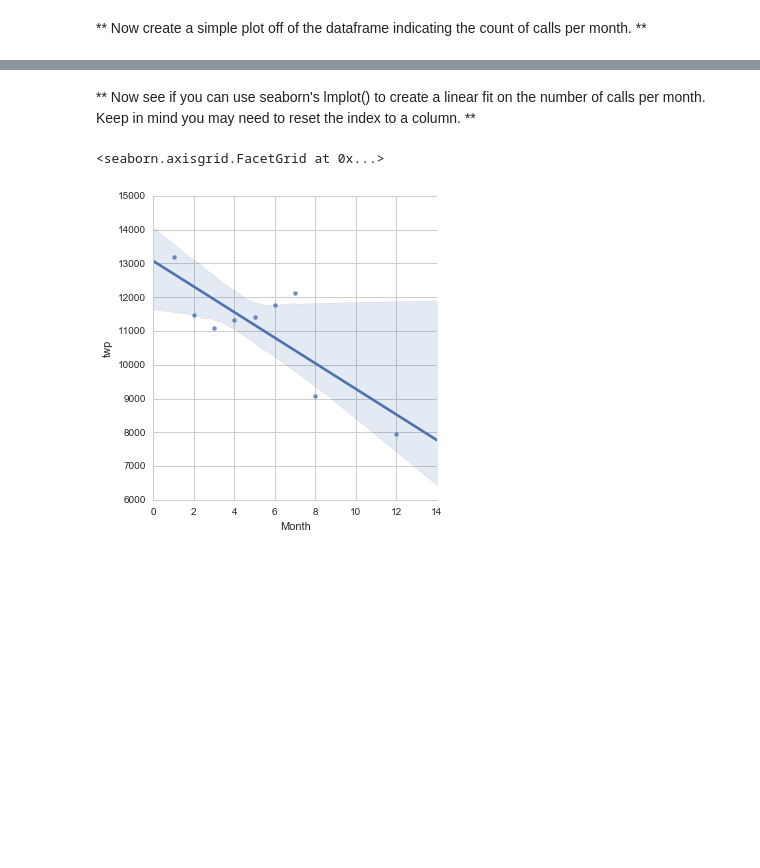
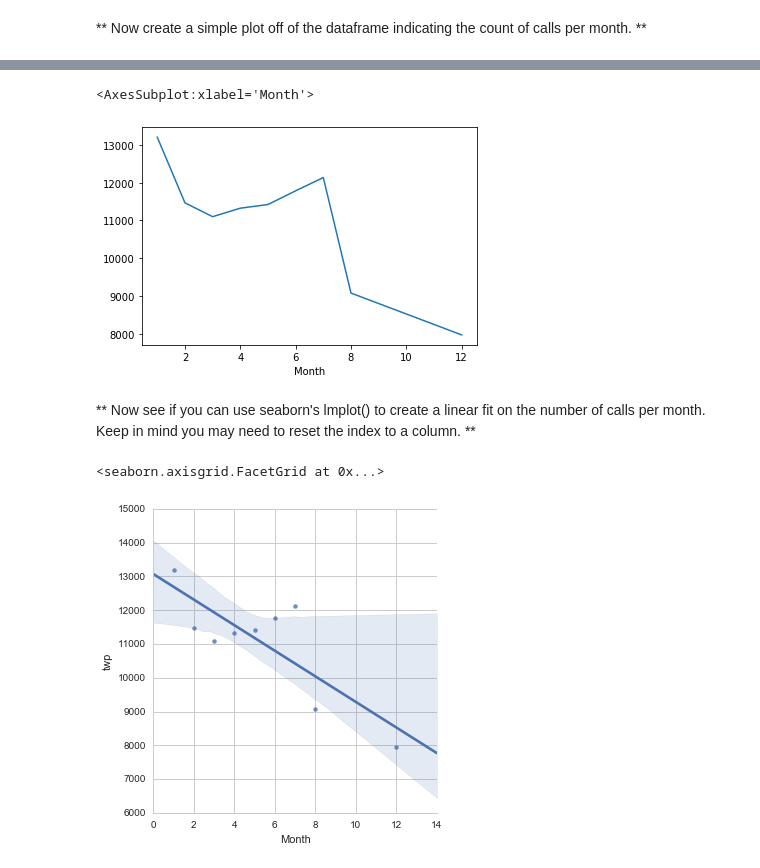
Before and after one commit to dhruvsahu/Data-Science-911-Calls, a Jupyter notebook: 01-911 Calls Data Capstone Project.ipynb, the cells around one changed output, grey strips where cells are left out. Drawn from its saved outputs; the diff is of its cells as text; code cells hidden in the pictures; blank space fills up the shorter version.

```diff
--- a/01-911 Calls Data Capstone Project.ipynb
+++ b/01-911 Calls Data Capstone Project.ipynb
@@ -236,0 +238,3 @@ _____
+# %%
+byMonth = df.groupby('Month').count()
+byMonth.head()
@@ -243,3 +251,8 @@ _____
+# %%
+byMonth['lat'].plot()
+# %% [output]
+<AxesSubplot:xlabel='Month'>
+[figure, added]
 # %% [markdown]
 ** Now see if you can use seaborn's lmplot() to create a linear fit on the number of calls per month. Keep in mind you may need to reset the index to a column. **
 # %%
```
Also changed, not shown: parts of 11 cells of this notebook.
